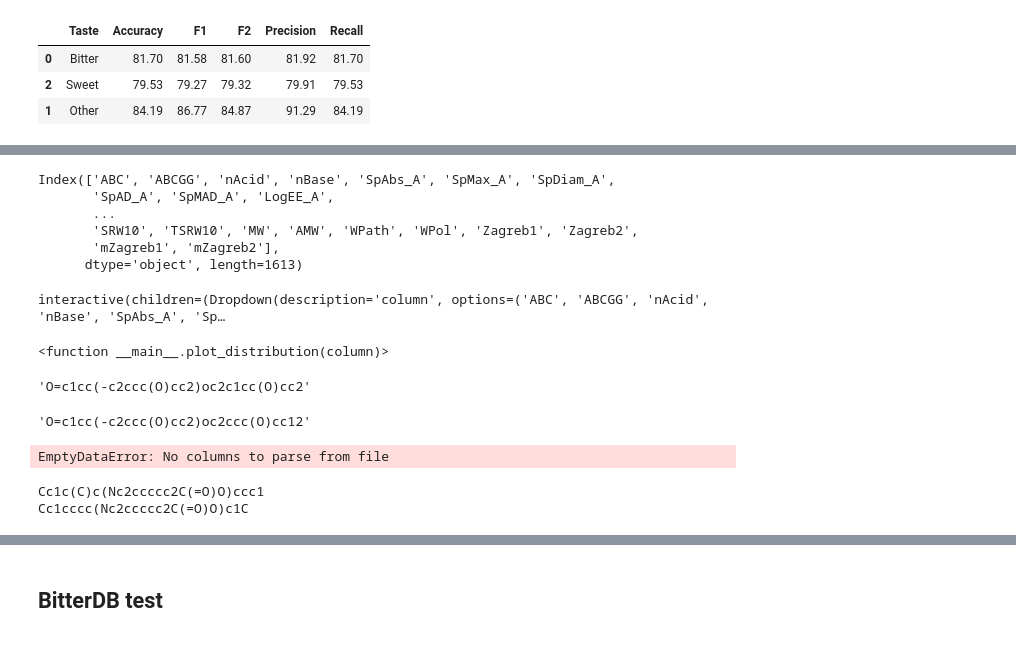
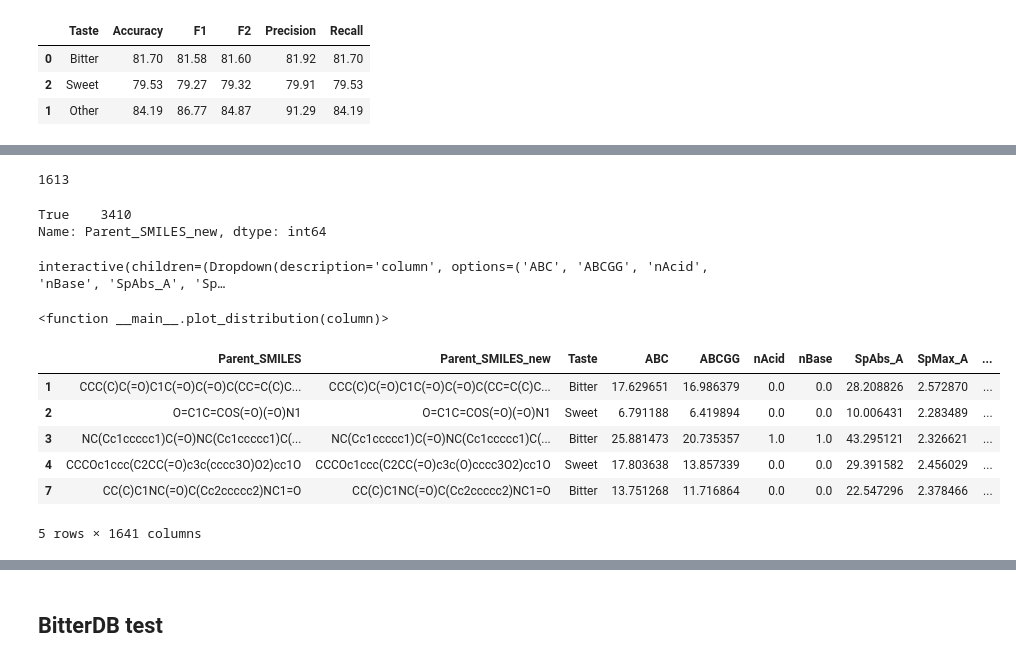
Before and after one commit to lorenzopallante/VirtuousMultiTaste, a Jupyter notebook: notebook/test.ipynb, the cells around one changed output, grey strips where cells are left out. Saved outputs shown, nothing was run; the diff lists cells and outputs as text; code cells hidden in the pictures.

```diff
--- a/notebook/test.ipynb
+++ b/notebook/test.ipynb
@@ -24,6 +28,7 @@ test_path = os.path.join(notebook_path, 'test')
 # files used for training and test
 test_file = data_path + os.sep + 'testing_dataset_fourtaste_problem.csv'
 train_file = data_path + os.sep + 'training_dataset_fourtaste_problem.csv'
+full_file = data_path + os.sep + 'Full_dataset_four_taste_allcolumns.txt'
 # %%
 train_DB = pd.read_csv(train_file, sep='\t', header=0)
 train_DB.Parent_SMILES.to_csv(test_path + os.sep + 'train_DB.txt', index=False, header=False)
@@ -47,0 +44,6 @@ test_DB.head()
+# %%
+# file from Lampros before preprocessing
+Full_DB = pd.read_csv(full_file, sep='\t', header=0)
+# Divide Full_DB into train and test according to SMILES in train_DB and test_DB
+Full_train = Full_DB[Full_DB['Parent_SMILES'].isin(train_DB['Parent_SMILES'])]
+Full_test = Full_DB[Full_DB['Parent_SMILES'].isin(test_DB['Parent_SMILES'])]
@@ -384,0 +320,13 @@ for i in range(len(test_DB_Lorenzo)):
+# %%
+# DB imported from Lampros without the preprocessing
+test_DB_Lampros = Full_test.copy()
+train_DB_Lampros = Full_train.copy()
+# remove unneeded columns (Unamed, Std_SMILES, Sequence)
+test_DB_Lampros = test_DB_Lampros.drop  (['Unnamed: 0', 'Unnamed: 0.1', 'Std_SMILES', 'SEQUENCE'], axis=1)
+train_DB_Lampros = train_DB_Lampros.drop(['Unnamed: 0', 'Unnamed: 0.1', 'Std_SMILES', 'SEQUENCE'], axis=1)
+# recalculate Parent SMILES:
+Parent_smi_Lampros_test = [Virtuous.Standardize(Virtuous.ReadMol(smi, verbose=False))[2] for smi in test_DB_Lampros['Parent_SMILES']]
+Parent_smi_Lampros_train = [Virtuous.Standardize(Virtuous.ReadMol(smi, verbose=False))[2] for smi in train_DB_Lampros['Parent_SMILES']]
+# add Parent SMILES to the dataframe in position 1
+test_DB_Lampros.insert(1, 'Parent_SMILES_new', Parent_smi_Lampros_test)
+train_DB_Lampros.insert(1, 'Parent_SMILES_new', Parent_smi_Lampros_train)
@@ -417,9 +425,4 @@ test_DB_Lorenzo
 # %%
-test_DB_Lorenzo.columns[1:]
+test_DB_Lorenzo.shape[1]-1
 # %% [output]
-Index(['ABC', 'ABCGG', 'nAcid', 'nBase', 'SpAbs_A', 'SpMax_A', 'SpDiam_A',
-       'SpAD_A', 'SpMAD_A', 'LogEE_A',
-       ...
-       'SRW10', 'TSRW10', 'MW', 'AMW', 'WPath', 'WPol', 'Zagreb1', 'Zagreb2',
-       'mZagreb1', 'mZagreb2'],
-      dtype='object', length=1613)
+1613
@@ -428,3 +429,9 @@ from ipywidgets import interact, interactive, fixed, interact_manual
+# %%
+# check if SMILES in the two DBs are the same
+test_DB_Lampros['Parent_SMILES_new'].isin(test_DB_Lorenzo['SMILES']).value_counts()
+# %% [output]
+True    3410
+Name: Parent_SMILES_new, dtype: int64
 # %%
 def plot_distribution (column):
     # plot distribution of column ABC of Lorenzo and Lampros dataset in the same graph
@@ -454,21 +454,10 @@ parent_smi = [i[2] for i in standard]
-# %%
-query_cpnd[5]
-# %% [output]
-'O=c1cc(-c2ccc(O)cc2)oc2c1cc(O)cc2'
-# %%
-parent_smi
-# %% [output]
-'O=c1cc(-c2ccc(O)cc2)oc2ccc(O)cc12'
-# %%
-chemtaste = pd.read_csv('/Users/lorenzo/Dropbox (Politecnico Di Torino Studenti)/VIRTUOUS/data/03-External_DBs/ChemTastesDB/01-descriptors/02-ChemTastesDB_Mordred.csv')
-# %% [output]
-EmptyDataError: No columns to parse from file
-# %%
-smiles = 'Cc1c(C)c(Nc2ccccc2C(=O)O)ccc1'
-mol = Virtuous.ReadMol(smiles, verbose=False)
-issue, std_smi, parent_smi = Virtuous.Standardize(mol)
-print (smiles)
-print (parent_smi)
-# %% [output]
-Cc1c(C)c(Nc2ccccc2C(=O)O)ccc1
-Cc1cccc(Nc2ccccc2C(=O)O)c1C
+# %%
+test_DB_Lampros.head()
+# %% [output]
+|  | Parent_SMILES | Parent_SMILES_new | Taste | ABC | ABCGG | nAcid | nBase | SpAbs_A | SpMax_A | ... |
+| 1 | CCC(C)C(=O)C1C(=O)C(=O)C(CC=C(C)C... | CCC(C)C(=O)C1C(=O)C(=O)C(CC=C(C)C... | Bitter | 17.629651 | 16.986379 | 0.0 | 0.0 | 28.208826 | 2.572870 | ... |
+| 2 | O=C1C=COS(=O)(=O)N1 | O=C1C=COS(=O)(=O)N1 | Sweet | 6.791188 | 6.419894 | 0.0 | 0.0 | 10.006431 | 2.283489 | ... |
+| 3 | NC(Cc1ccccc1)C(=O)NC(Cc1ccccc1)C(... | NC(Cc1ccccc1)C(=O)NC(Cc1ccccc1)C(... | Bitter | 25.881473 | 20.735357 | 1.0 | 1.0 | 43.295121 | 2.326621 | ... |
+| 4 | CCCOc1ccc(C2CC(=O)c3c(cccc3O)O2)cc1O | CCCOc1ccc(C2CC(=O)c3c(O)cccc3O2)cc1O | Sweet | 17.803638 | 13.857339 | 0.0 | 0.0 | 29.391582 | 2.456029 | ... |
+| 7 | CC(C)C1NC(=O)C(Cc2ccccc2)NC1=O | CC(C)C1NC(=O)C(Cc2ccccc2)NC1=O | Bitter | 13.751268 | 11.716864 | 0.0 | 0.0 | 22.547296 | 2.378466 | ... |
+5 rows × 1641 columns
```
Also changed, not shown: parts of 30 cells of this notebook.
